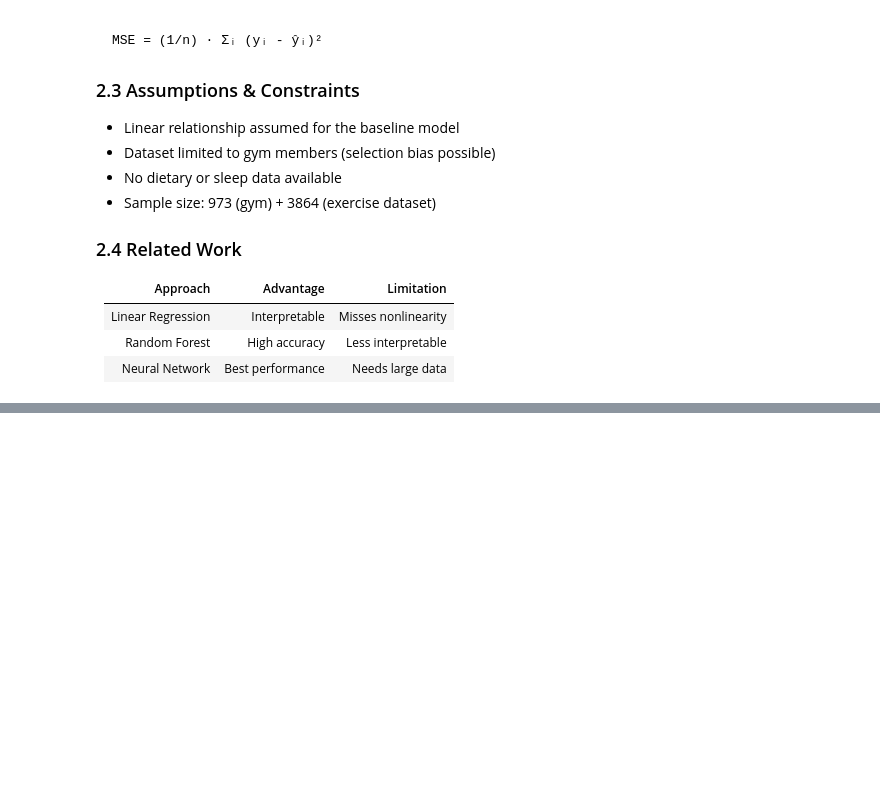
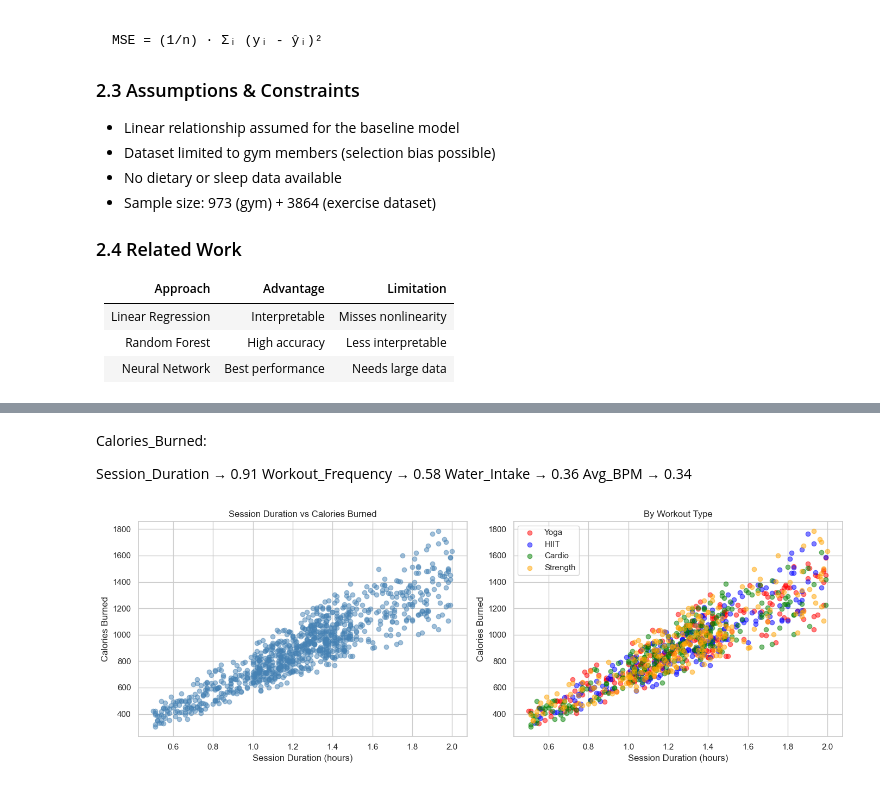
Before and after one commit to BiserNikolov/fitness-calories-prediction, a Jupyter notebook: notebooks/01_fitness_calories_prediction.ipynb.ipynb, the cells around one changed output, grey strips where cells are left out. Saved outputs shown, nothing was run; the diff lists cells and outputs as text; code cells hidden in the pictures; blank space fills up the shorter version.

```diff
--- a/notebooks/01_fitness_calories_prediction.ipynb.ipynb
+++ b/notebooks/01_fitness_calories_prediction.ipynb.ipynb
@@ -107,0 +131,36 @@ We minimize Mean Squared Error:
+# %% [markdown]
+Calories_Burned:
+
+Session_Duration → 0.91
+Workout_Frequency → 0.58
+Water_Intake → 0.36
+Avg_BPM → 0.34
+# %%
+# 4.2 Scatter Plot — Session Duration vs Calories Burned
+fig, axes = plt.subplots(1, 2, figsize=(14, 5))
+
+# Plot 1
+axes[0].scatter(gym_df['Session_Duration (hours)'],
+                gym_df['Calories_Burned'],
+                alpha=0.5, c='steelblue')
+axes[0].set_xlabel('Session Duration (hours)')
+axes[0].set_ylabel('Calories Burned')
+axes[0].set_title('Session Duration vs Calories Burned')
+
+# Plot 2
+colors = {'Yoga':'red','HIIT':'blue','Cardio':'green','Strength':'orange'}
+for wtype, color in colors.items():
+    mask = gym_df['Workout_Type'] == wtype
+    axes[1].scatter(gym_df[mask]['Session_Duration (hours)'],
+                   gym_df[mask]['Calories_Burned'],
+                   alpha=0.5, label=wtype, c=color)
+axes[1].set_xlabel('Session Duration (hours)')
+axes[1].set_ylabel('Calories Burned')
+axes[1].set_title('By Workout Type')
+axes[1].legend()
+
+plt.tight_layout()
+plt.savefig('../data/processed/scatter_plots.png', dpi=150)
+plt.show()
+# %% [output]
+[figure, added]
```
Also changed, not shown: parts of 2 cells of this notebook, 5 other files.
